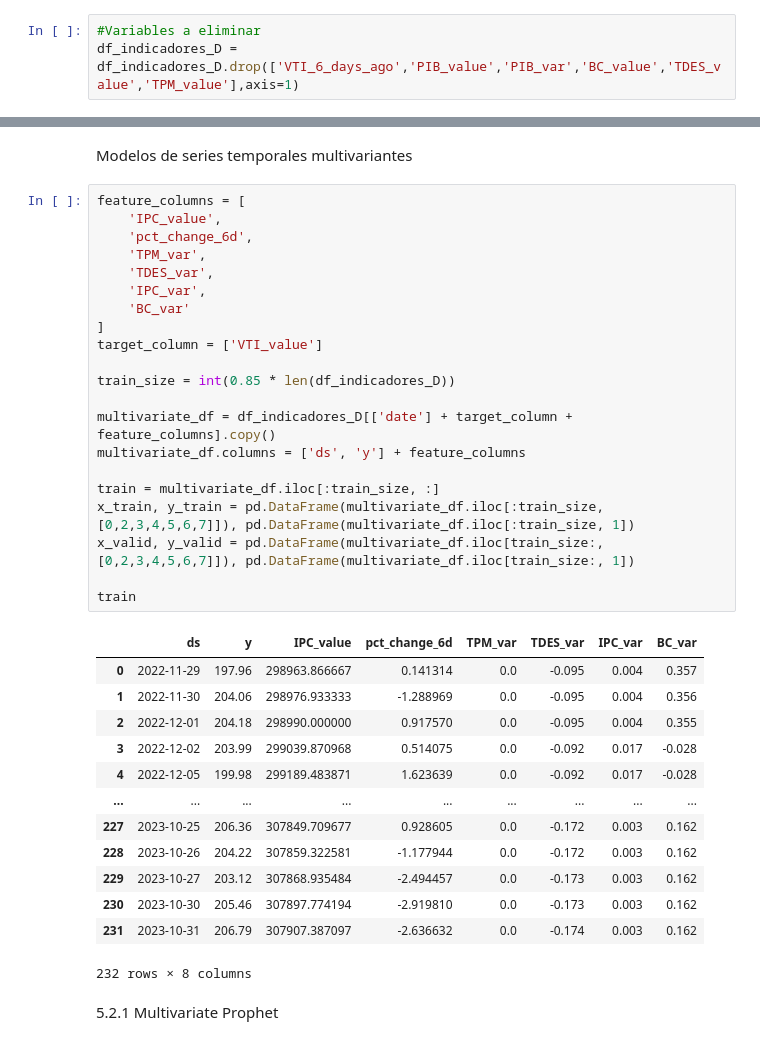
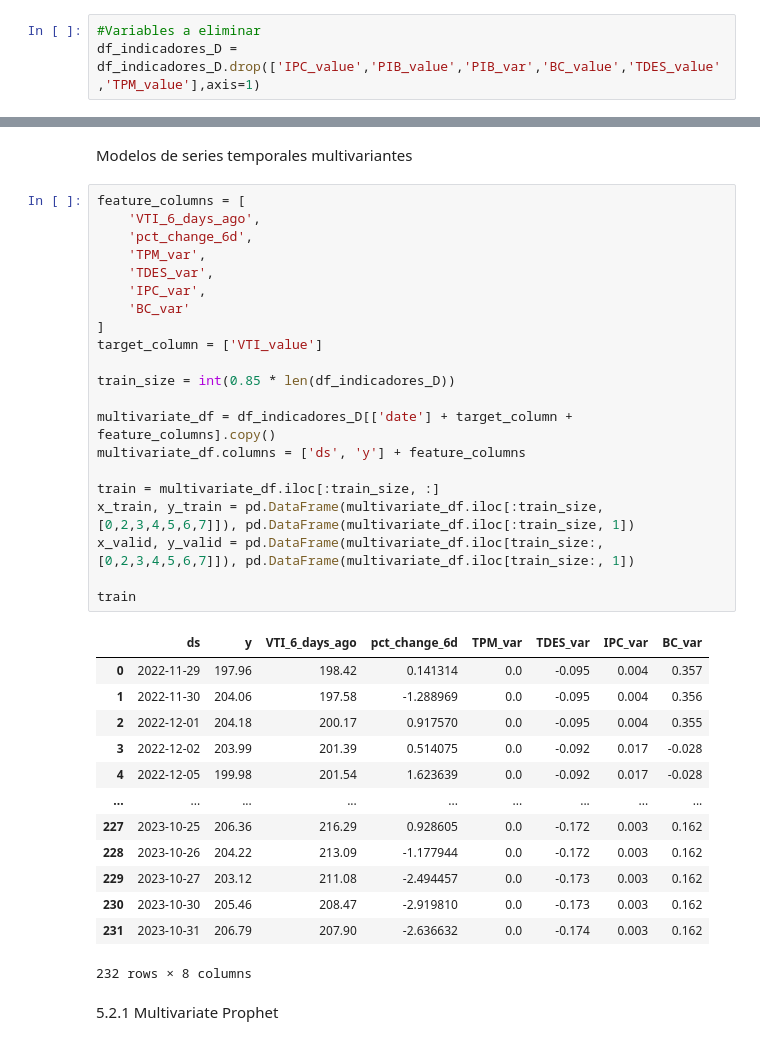
Before and after one commit to diegomacaya/proyecto_DataScience_DMS, a Jupyter notebook: src/Proyecto Data Science.ipynb, the cells around one changed output, grey strips where cells are left out. Drawn from its saved outputs; the diff is of its cells as text.

```diff
--- a/src/Proyecto Data Science.ipynb
+++ b/src/Proyecto Data Science.ipynb
@@ -636,7 +636,7 @@ dtypes: float64(13)
 memory usage: 29.9+ KB
 # %%
 #Variables a eliminar
-df_indicadores_D = df_indicadores_D.drop(['VTI_6_days_ago','PIB_value','PIB_var','BC_value','TDES_value','TPM_value'],axis=1)
+df_indicadores_D = df_indicadores_D.drop(['IPC_value','PIB_value','PIB_var','BC_value','TDES_value','TPM_value'],axis=1)
 # %%
 import seaborn as sns
 import matplotlib.pyplot as plt
@@ -689,38 +689,38 @@ df_indicadores_D.head(7)
 Modelos de series temporales multivariantes
 # %%
 feature_columns = [
-    'IPC_value',
+    'VTI_6_days_ago',
     'pct_change_6d',
     'TPM_var',
     'TDES_var',
     'IPC_var',
     'BC_var'
 ]
 target_column = ['VTI_value']
 
 train_size = int(0.85 * len(df_indicadores_D))
 
 multivariate_df = df_indicadores_D[['date'] + target_column + feature_columns].copy()
 multivariate_df.columns = ['ds', 'y'] + feature_columns
 
 train = multivariate_df.iloc[:train_size, :]
 x_train, y_train = pd.DataFrame(multivariate_df.iloc[:train_size, [0,2,3,4,5,6,7]]), pd.DataFrame(multivariate_df.iloc[:train_size, 1])
 x_valid, y_valid = pd.DataFrame(multivariate_df.iloc[train_size:, [0,2,3,4,5,6,7]]), pd.DataFrame(multivariate_df.iloc[train_size:, 1])
 
 train
 # %% [output]
-|  | ds | y | IPC_value | pct_change_6d | TPM_var | TDES_var | IPC_var | BC_var |
-| 0 | 2022-11-29 | 197.96 | 298963.866667 | 0.141314 | 0.0 | -0.095 | 0.004 | 0.357 |
-| 1 | 2022-11-30 | 204.06 | 298976.933333 | -1.288969 | 0.0 | -0.095 | 0.004 | 0.356 |
-| 2 | 2022-12-01 | 204.18 | 298990.000000 | 0.917570 | 0.0 | -0.095 | 0.004 | 0.355 |
-| 3 | 2022-12-02 | 203.99 | 299039.870968 | 0.514075 | 0.0 | -0.092 | 0.017 | -0.028 |
-| 4 | 2022-12-05 | 199.98 | 299189.483871 | 1.623639 | 0.0 | -0.092 | 0.017 | -0.028 |
+|  | ds | y | VTI_6_days_ago | pct_change_6d | TPM_var | TDES_var | IPC_var | BC_var |
+| 0 | 2022-11-29 | 197.96 | 198.42 | 0.141314 | 0.0 | -0.095 | 0.004 | 0.357 |
+| 1 | 2022-11-30 | 204.06 | 197.58 | -1.288969 | 0.0 | -0.095 | 0.004 | 0.356 |
+| 2 | 2022-12-01 | 204.18 | 200.17 | 0.917570 | 0.0 | -0.095 | 0.004 | 0.355 |
+| 3 | 2022-12-02 | 203.99 | 201.39 | 0.514075 | 0.0 | -0.092 | 0.017 | -0.028 |
+| 4 | 2022-12-05 | 199.98 | 201.54 | 1.623639 | 0.0 | -0.092 | 0.017 | -0.028 |
 | ... | ... | ... | ... | ... | ... | ... | ... | ... |
-| 227 | 2023-10-25 | 206.36 | 307849.709677 | 0.928605 | 0.0 | -0.172 | 0.003 | 0.162 |
-| 228 | 2023-10-26 | 204.22 | 307859.322581 | -1.177944 | 0.0 | -0.172 | 0.003 | 0.162 |
-| 229 | 2023-10-27 | 203.12 | 307868.935484 | -2.494457 | 0.0 | -0.173 | 0.003 | 0.162 |
-| 230 | 2023-10-30 | 205.46 | 307897.774194 | -2.919810 | 0.0 | -0.173 | 0.003 | 0.162 |
-| 231 | 2023-10-31 | 206.79 | 307907.387097 | -2.636632 | 0.0 | -0.174 | 0.003 | 0.162 |
+| 227 | 2023-10-25 | 206.36 | 216.29 | 0.928605 | 0.0 | -0.172 | 0.003 | 0.162 |
+| 228 | 2023-10-26 | 204.22 | 213.09 | -1.177944 | 0.0 | -0.172 | 0.003 | 0.162 |
+| 229 | 2023-10-27 | 203.12 | 211.08 | -2.494457 | 0.0 | -0.173 | 0.003 | 0.162 |
+| 230 | 2023-10-30 | 205.46 | 208.47 | -2.919810 | 0.0 | -0.173 | 0.003 | 0.162 |
+| 231 | 2023-10-31 | 206.79 | 207.90 | -2.636632 | 0.0 | -0.174 | 0.003 | 0.162 |
 232 rows × 8 columns
 # %% [markdown]
 5.2.1 Multivariate Prophet
```
Also changed, not shown: parts of 5 cells of this notebook.
